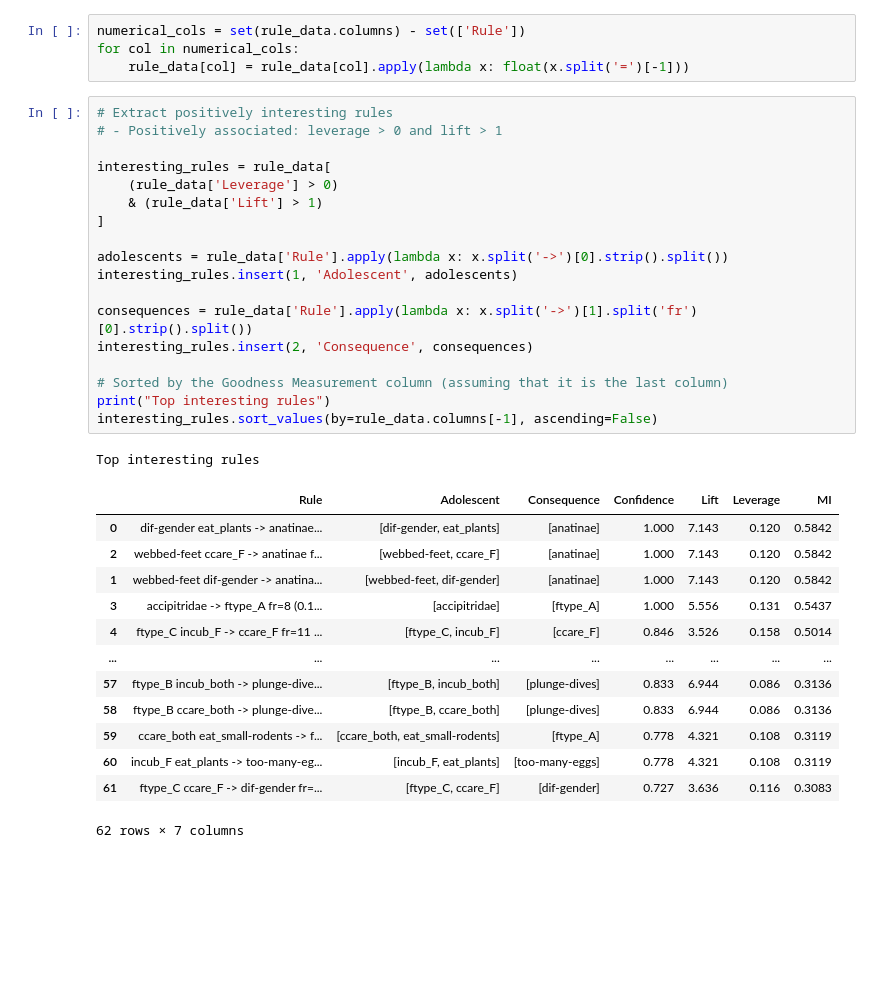
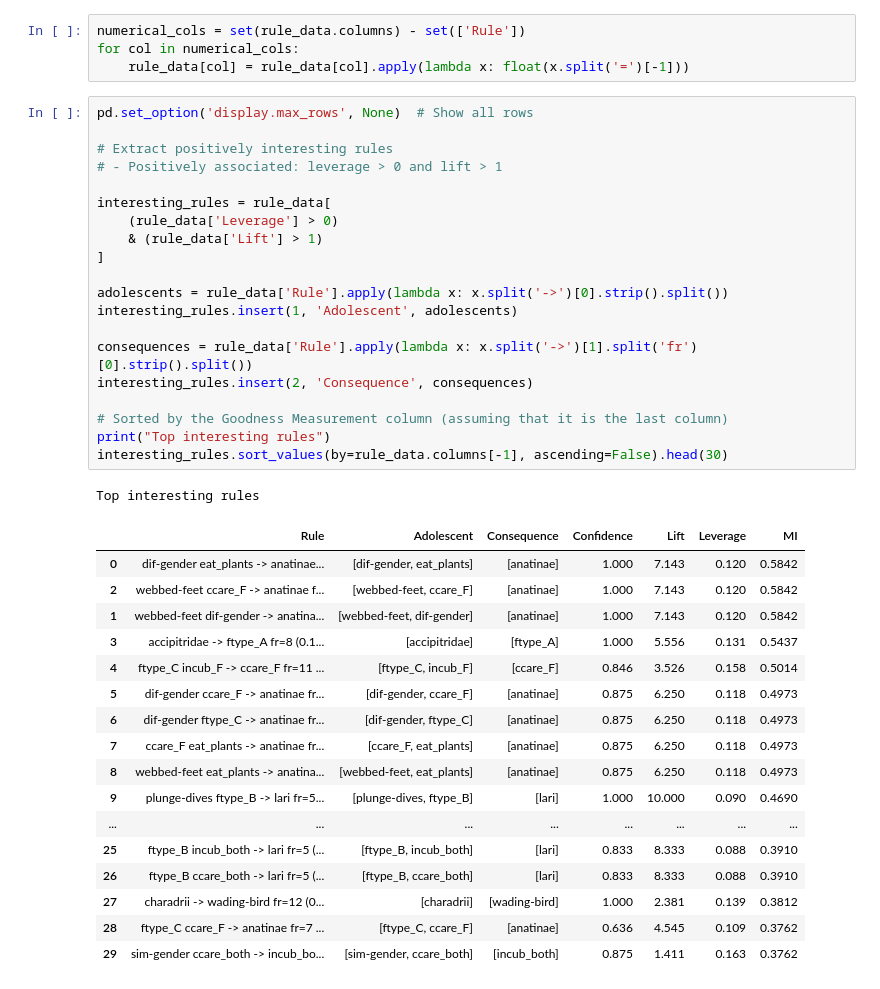
Before and after one commit to ancuongnguyen07/CS-E4650, a Jupyter notebook: hw3/code/rule_expl.ipynb, the cells around one changed output. Cells and saved outputs as stored; diff of their text form; blank space fills up the shorter version.

Commit message:
[hw3/code] added the rule expl file that was changed to 30

```diff
--- a/hw3/code/rule_expl.ipynb
+++ b/hw3/code/rule_expl.ipynb
@@ -7,35 +7,41 @@ numerical_cols = set(rule_data.columns) - set(['Rule'])
 for col in numerical_cols:
     rule_data[col] = rule_data[col].apply(lambda x: float(x.split('=')[-1]))
 # %%
+pd.set_option('display.max_rows', None)  # Show all rows
+
 # Extract positively interesting rules
 # - Positively associated: leverage > 0 and lift > 1
 
 interesting_rules = rule_data[
     (rule_data['Leverage'] > 0)
     & (rule_data['Lift'] > 1)
 ]
 
 adolescents = rule_data['Rule'].apply(lambda x: x.split('->')[0].strip().split())
 interesting_rules.insert(1, 'Adolescent', adolescents)
 
 consequences = rule_data['Rule'].apply(lambda x: x.split('->')[1].split('fr')[0].strip().split())
 interesting_rules.insert(2, 'Consequence', consequences)
 
 # Sorted by the Goodness Measurement column (assuming that it is the last column)
 print("Top interesting rules")
-interesting_rules.sort_values(by=rule_data.columns[-1], ascending=False)
+interesting_rules.sort_values(by=rule_data.columns[-1], ascending=False).head(30)
 # %% [output]
 Top interesting rules
 |  | Rule | Adolescent | Consequence | Confidence | Lift | Leverage | MI |
 | 0 | dif-gender eat_plants -> anatinae... | [dif-gender, eat_plants] | [anatinae] | 1.000 | 7.143 | 0.120 | 0.5842 |
 | 2 | webbed-feet ccare_F -> anatinae f... | [webbed-feet, ccare_F] | [anatinae] | 1.000 | 7.143 | 0.120 | 0.5842 |
 | 1 | webbed-feet dif-gender -> anatina... | [webbed-feet, dif-gender] | [anatinae] | 1.000 | 7.143 | 0.120 | 0.5842 |
 | 3 | accipitridae -> ftype_A fr=8 (0.1... | [accipitridae] | [ftype_A] | 1.000 | 5.556 | 0.131 | 0.5437 |
 | 4 | ftype_C incub_F -> ccare_F fr=11 ... | [ftype_C, incub_F] | [ccare_F] | 0.846 | 3.526 | 0.158 | 0.5014 |
+| 5 | dif-gender ccare_F -> anatinae fr... | [dif-gender, ccare_F] | [anatinae] | 0.875 | 6.250 | 0.118 | 0.4973 |
+| 6 | dif-gender ftype_C -> anatinae fr... | [dif-gender, ftype_C] | [anatinae] | 0.875 | 6.250 | 0.118 | 0.4973 |
+| 7 | ccare_F eat_plants -> anatinae fr... | [ccare_F, eat_plants] | [anatinae] | 0.875 | 6.250 | 0.118 | 0.4973 |
+| 8 | webbed-feet eat_plants -> anatina... | [webbed-feet, eat_plants] | [anatinae] | 0.875 | 6.250 | 0.118 | 0.4973 |
+| 9 | plunge-dives ftype_B -> lari fr=5... | [plunge-dives, ftype_B] | [lari] | 1.000 | 10.000 | 0.090 | 0.4690 |
 | ... | ... | ... | ... | ... | ... | ... | ... |
-| 57 | ftype_B incub_both -> plunge-dive... | [ftype_B, incub_both] | [plunge-dives] | 0.833 | 6.944 | 0.086 | 0.3136 |
-| 58 | ftype_B ccare_both -> plunge-dive... | [ftype_B, ccare_both] | [plunge-dives] | 0.833 | 6.944 | 0.086 | 0.3136 |
-| 59 | ccare_both eat_small-rodents -> f... | [ccare_both, eat_small-rodents] | [ftype_A] | 0.778 | 4.321 | 0.108 | 0.3119 |
-| 60 | incub_F eat_plants -> too-many-eg... | [incub_F, eat_plants] | [too-many-eggs] | 0.778 | 4.321 | 0.108 | 0.3119 |
-| 61 | ftype_C ccare_F -> dif-gender fr=... | [ftype_C, ccare_F] | [dif-gender] | 0.727 | 3.636 | 0.116 | 0.3083 |
+| 25 | ftype_B incub_both -> lari fr=5 (... | [ftype_B, incub_both] | [lari] | 0.833 | 8.333 | 0.088 | 0.3910 |
+| 26 | ftype_B ccare_both -> lari fr=5 (... | [ftype_B, ccare_both] | [lari] | 0.833 | 8.333 | 0.088 | 0.3910 |
+| 27 | charadrii -> wading-bird fr=12 (0... | [charadrii] | [wading-bird] | 1.000 | 2.381 | 0.139 | 0.3812 |
+| 28 | ftype_C ccare_F -> anatinae fr=7 ... | [ftype_C, ccare_F] | [anatinae] | 0.636 | 4.545 | 0.109 | 0.3762 |
+| 29 | sim-gender ccare_both -> incub_bo... | [sim-gender, ccare_both] | [incub_both] | 0.875 | 1.411 | 0.163 | 0.3762 |
-62 rows × 7 columns
```
Also changed, not shown: parts of 1 cell of this notebook.
